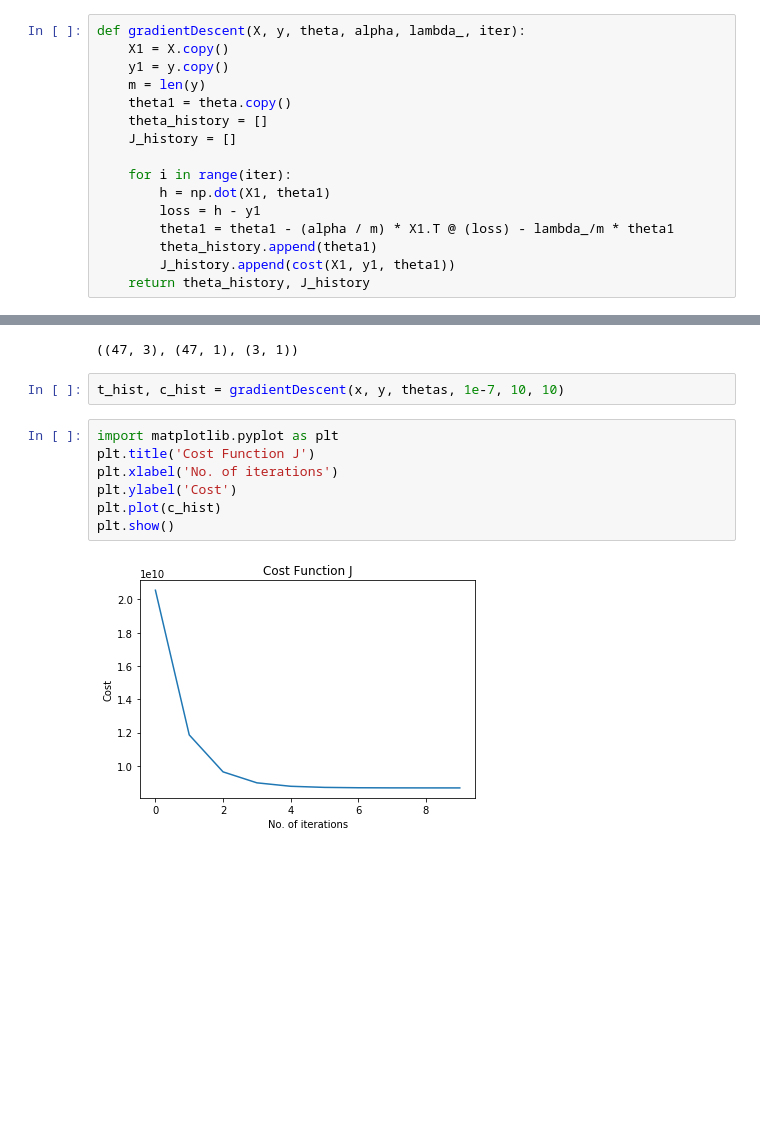
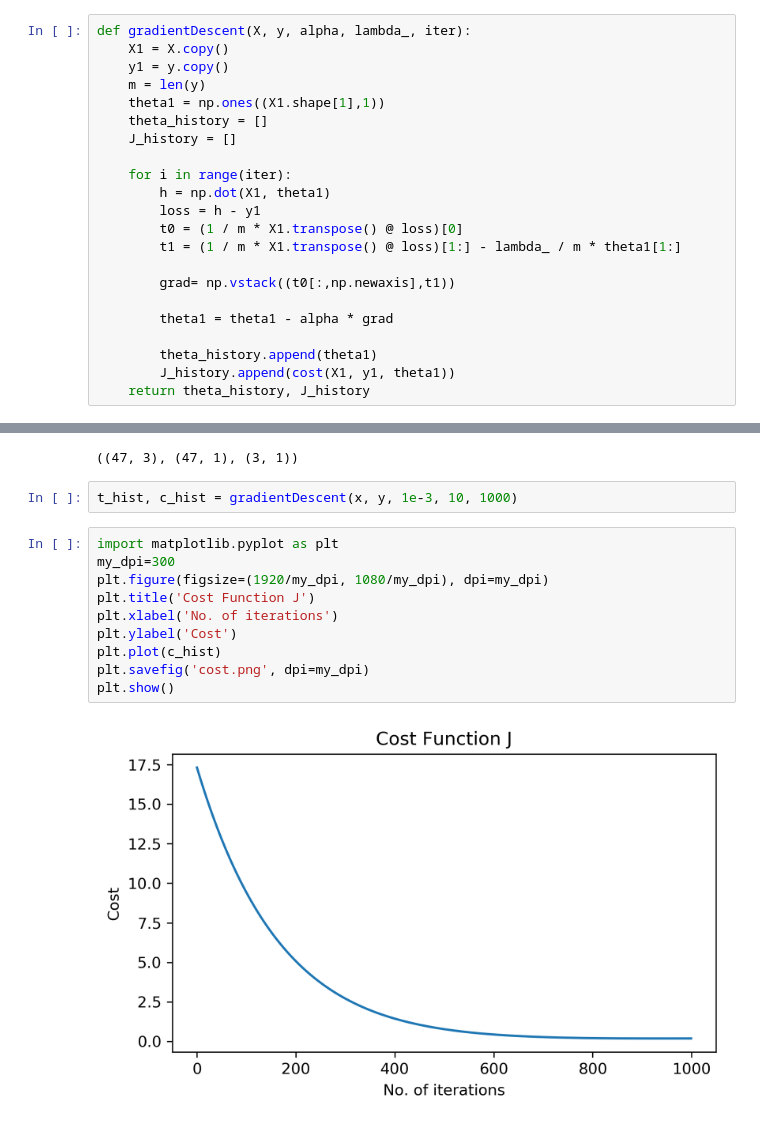
Before and after one commit to JeisonPham/100-days-of-ml, a Jupyter notebook: Day 12/day-12.ipynb, the cells around one changed output, grey strips where cells are left out. Cells and saved outputs as stored; diff of their text form; blank space fills up the shorter version.

```diff
--- a/Day 12/day-12.ipynb
+++ b/Day 12/day-12.ipynb
@@ -12,18 +12,24 @@ def cost(x, y, theta):
     J = (1/(2 * m)) * np.sum(np.square(h - y))
     return J
 # %%
-def gradientDescent(X, y, theta, alpha, lambda_, iter):
+def gradientDescent(X, y, alpha, lambda_, iter):
     X1 = X.copy()
     y1 = y.copy()
     m = len(y)
-    theta1 = theta.copy()
+    theta1 = np.ones((X1.shape[1],1))
     theta_history = []
     J_history = []
 
     for i in range(iter):
         h = np.dot(X1, theta1)
         loss = h - y1
-        theta1 = theta1 - (alpha / m) * X1.T @ (loss) - lambda_/m * theta1
+        t0 = (1 / m * X1.transpose() @ loss)[0]
+        t1 = (1 / m * X1.transpose() @ loss)[1:] - lambda_ / m * theta1[1:]
+
+        grad= np.vstack((t0[:,np.newaxis],t1))
+
+        theta1 = theta1 - alpha * grad
+
         theta_history.append(theta1)
         J_history.append(cost(X1, y1, theta1))
     return theta_history, J_history
@@ -54,13 +62,16 @@ x.shape, y.shape, thetas.shape
 # %% [output]
 ((47, 3), (47, 1), (3, 1))
 # %%
-t_hist, c_hist = gradientDescent(x, y, thetas, 1e-7, 10, 10)
+t_hist, c_hist = gradientDescent(x, y, 1e-3, 10, 1000)
 # %%
 import matplotlib.pyplot as plt
+my_dpi=300
+plt.figure(figsize=(1920/my_dpi, 1080/my_dpi), dpi=my_dpi)
 plt.title('Cost Function J')
 plt.xlabel('No. of iterations')
 plt.ylabel('Cost')
 plt.plot(c_hist)
+plt.savefig('cost.png', dpi=my_dpi)
 plt.show()
 # %% [output]
-[figure, old version]
+[figure, new version]
```
Also changed, not shown: parts of 2 cells of this notebook, 8 other files.
